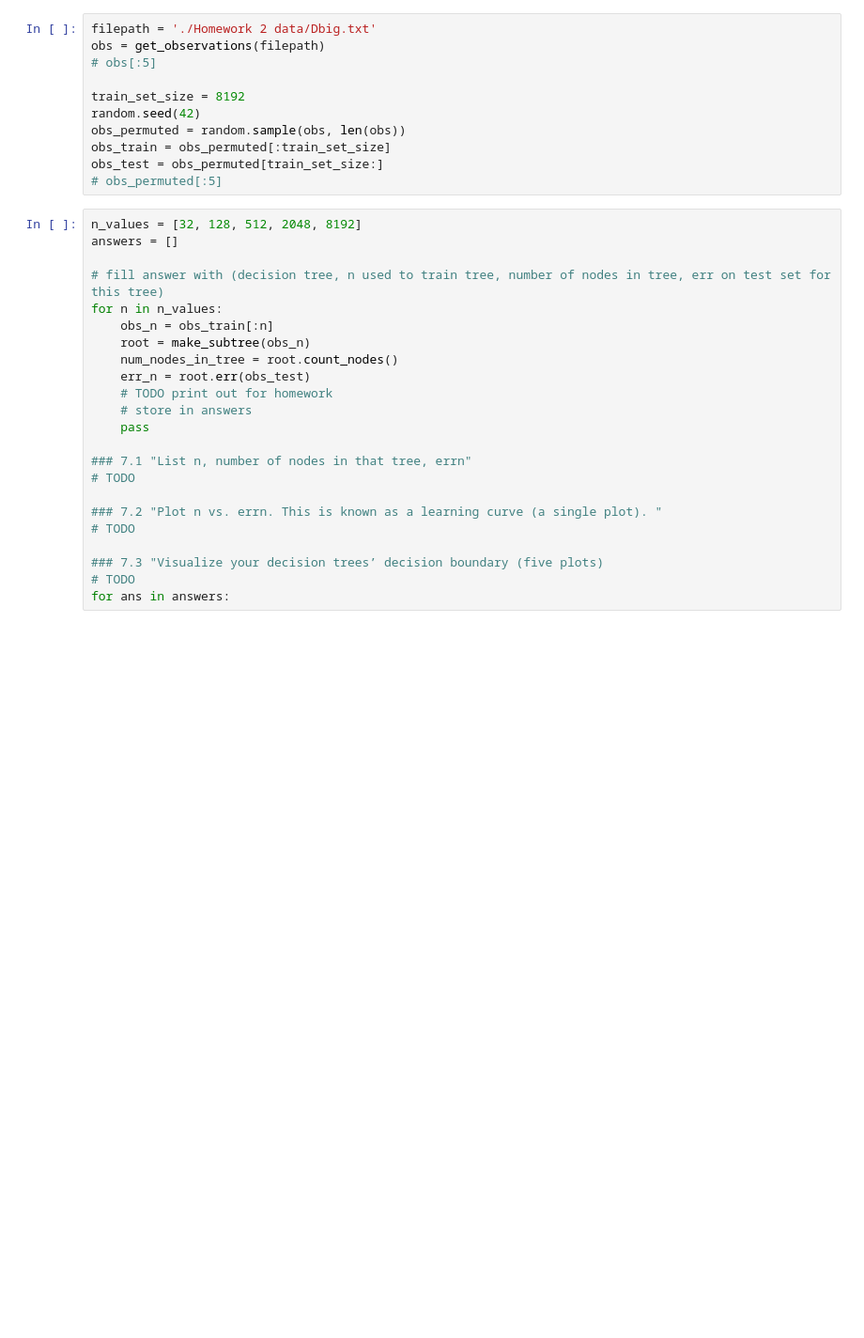
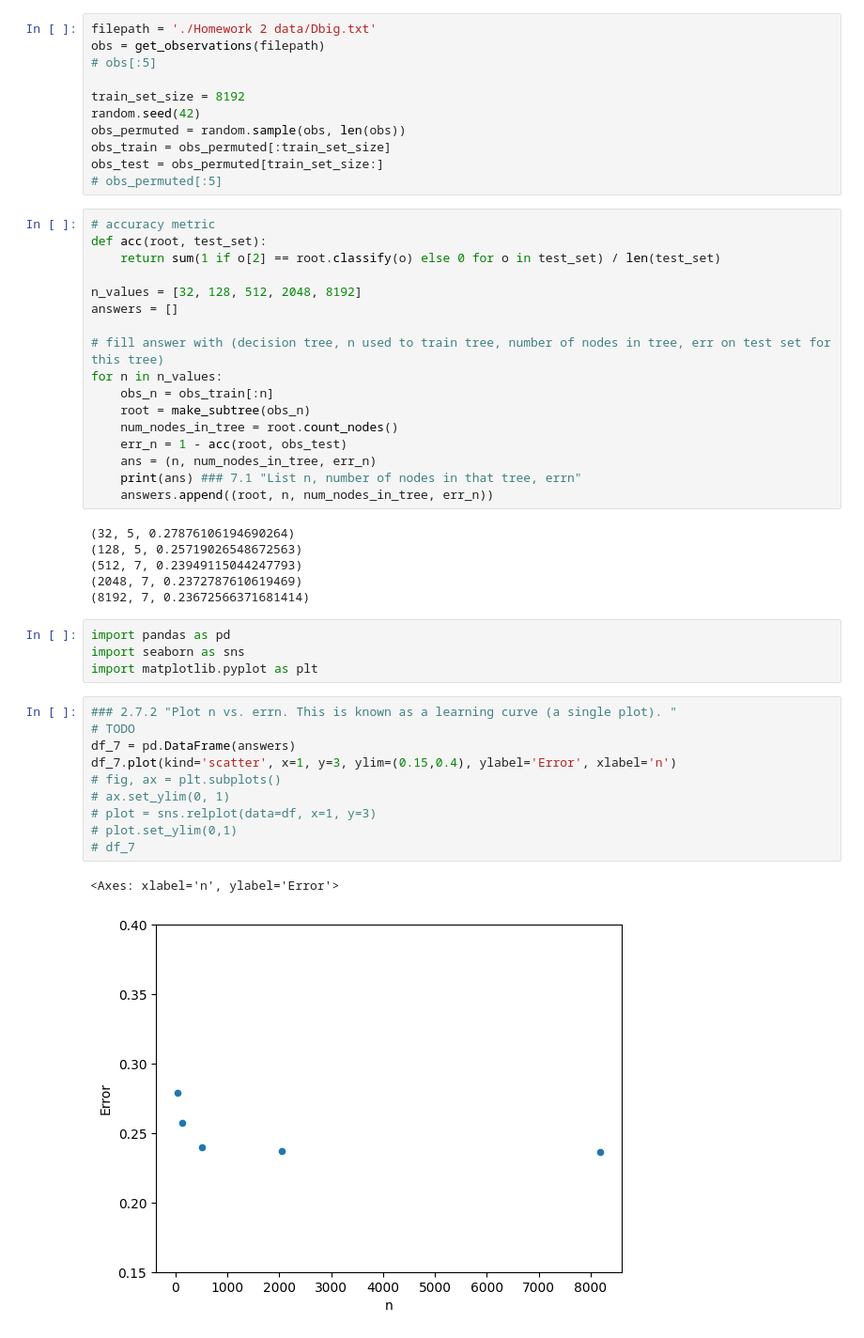
Before and after one commit to missingnoglitch0/760_hw2, a Jupyter notebook: 2_7.ipynb, the cells around one changed output. Shown at 94% size. Cells and saved outputs as stored; diff of their text form; blank space fills up the shorter version.

```diff
--- a/2_7.ipynb
+++ b/2_7.ipynb
@@ -13,6 +14,10 @@ obs_train = obs_permuted[:train_set_size]
 obs_test = obs_permuted[train_set_size:]
 # obs_permuted[:5]
 # %%
+# accuracy metric
+def acc(root, test_set):
+    return sum(1 if o[2] == root.classify(o) else 0 for o in test_set) / len(test_set)
+
 n_values = [32, 128, 512, 2048, 8192]
 answers = []
 
@@ -21,17 +26,30 @@ for n in n_values:
     obs_n = obs_train[:n]
     root = make_subtree(obs_n)
     num_nodes_in_tree = root.count_nodes()
-    err_n = root.err(obs_test)
-    # TODO print out for homework
-    # store in answers
-    pass
-
-### 7.1 "List n, number of nodes in that tree, errn"
-# TODO
-
-### 7.2 "Plot n vs. errn. This is known as a learning curve (a single plot). "
-# TODO
-
-### 7.3 "Visualize your decision trees’ decision boundary (five plots)
-# TODO
-for ans in answers:
+    err_n = 1 - acc(root, obs_test)
+    ans = (n, num_nodes_in_tree, err_n)
+    print(ans) ### 7.1 "List n, number of nodes in that tree, errn"
+    answers.append((root, n, num_nodes_in_tree, err_n))
+# %% [output]
+(32, 5, 0.27876106194690264)
+(128, 5, 0.25719026548672563)
+(512, 7, 0.23949115044247793)
+(2048, 7, 0.2372787610619469)
+(8192, 7, 0.23672566371681414)
+# %%
+import pandas as pd
+import seaborn as sns
+import matplotlib.pyplot as plt
+# %%
+### 2.7.2 "Plot n vs. errn. This is known as a learning curve (a single plot). "
+# TODO
+df_7 = pd.DataFrame(answers)
+df_7.plot(kind='scatter', x=1, y=3, ylim=(0.15,0.4), ylabel='Error', xlabel='n')
+# fig, ax = plt.subplots()
+# ax.set_ylim(0, 1)
+# plot = sns.relplot(data=df, x=1, y=3)
+# plot.set_ylim(0,1)
+# df_7
+# %% [output]
+<Axes: xlabel='n', ylabel='Error'>
+[figure, added]
```
Also changed, not shown: parts of 8 cells of this notebook.
